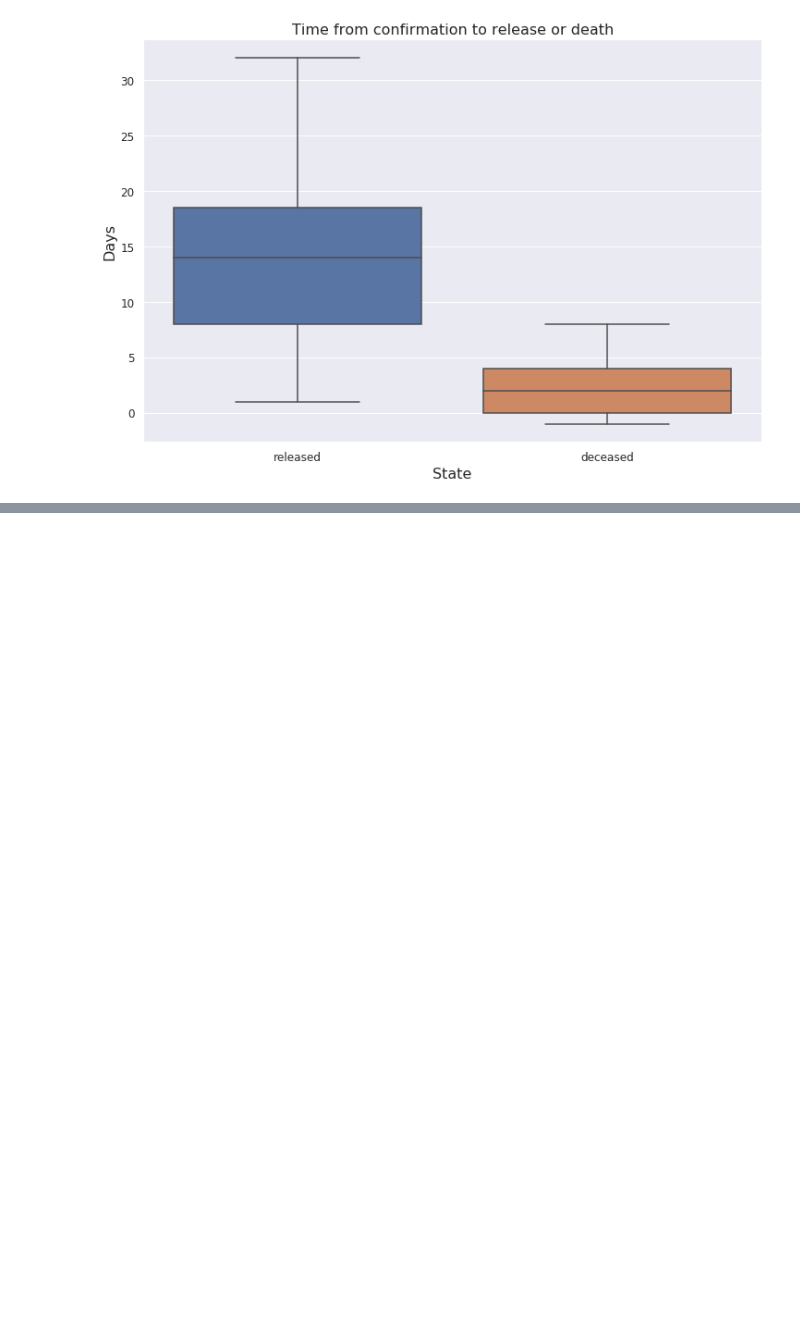
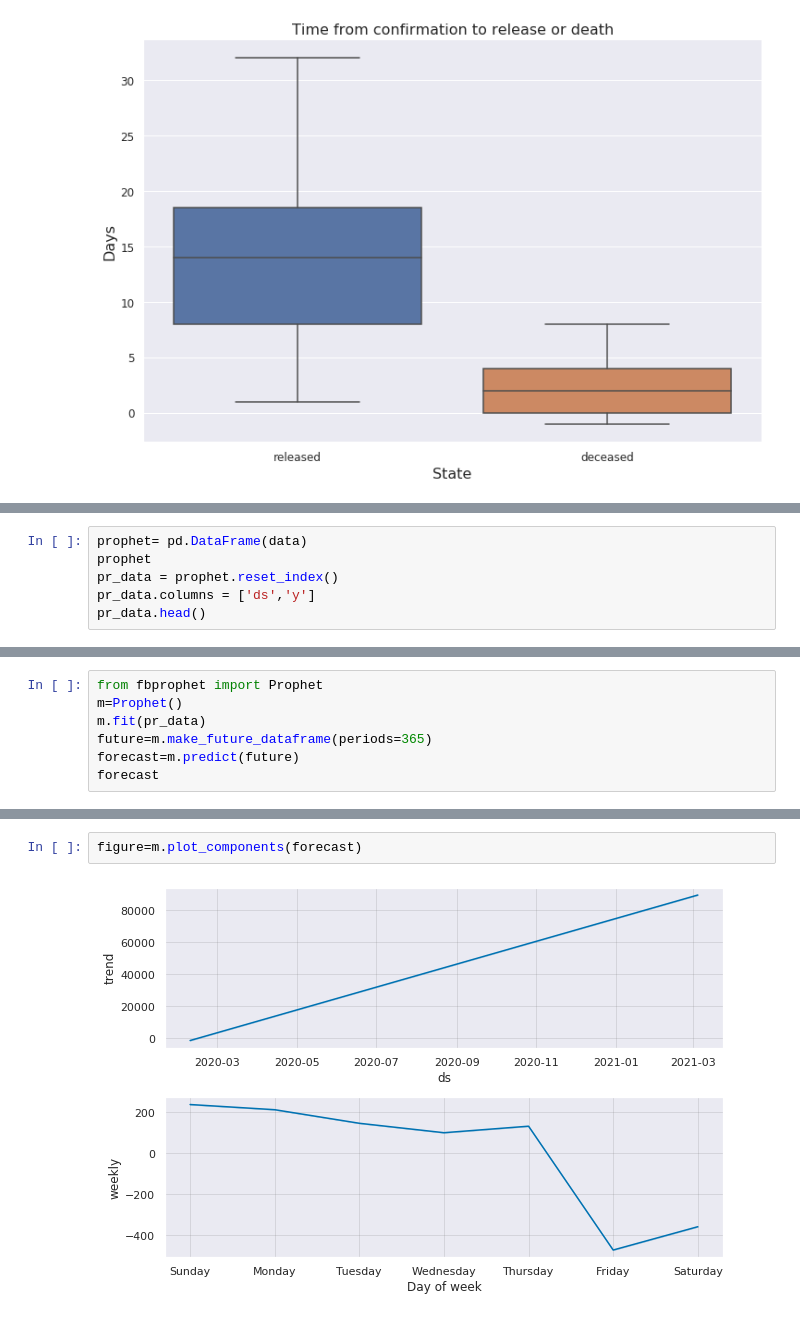
Before and after one commit to Shaheer-Imam/Corona-Virus-Analysis, a Jupyter notebook: Corona_Virus_Analysis.ipynb, the cells around one changed output, grey strips where cells are left out. Drawn from its saved outputs; the diff is of its cells as text; blank space fills up the shorter version.

Commit message:
Added forecasting

```diff
--- a/Corona_Virus_Analysis.ipynb
+++ b/Corona_Virus_Analysis.ipynb
@@ -436,0 +463,6 @@ plt.show()
+# %%
+prophet= pd.DataFrame(data)
+prophet
+pr_data = prophet.reset_index()
+pr_data.columns = ['ds','y']
+pr_data.head()
@@ -436,0 +478,7 @@ plt.show()
+# %%
+from fbprophet import Prophet
+m=Prophet()
+m.fit(pr_data)
+future=m.make_future_dataframe(periods=365)
+forecast=m.predict(future)
+forecast
@@ -436,0 +502,4 @@ plt.show()
+# %%
+figure=m.plot_components(forecast)
+# %% [output]
+[figure, added]
```
Also changed, not shown: parts of 17 cells of this notebook.
